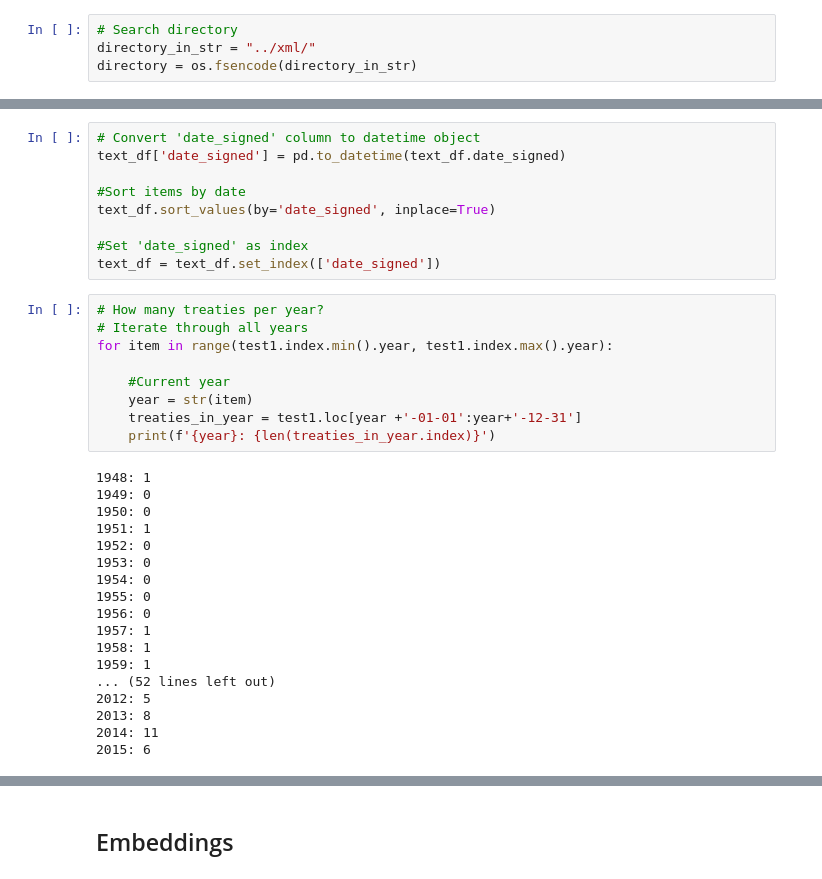
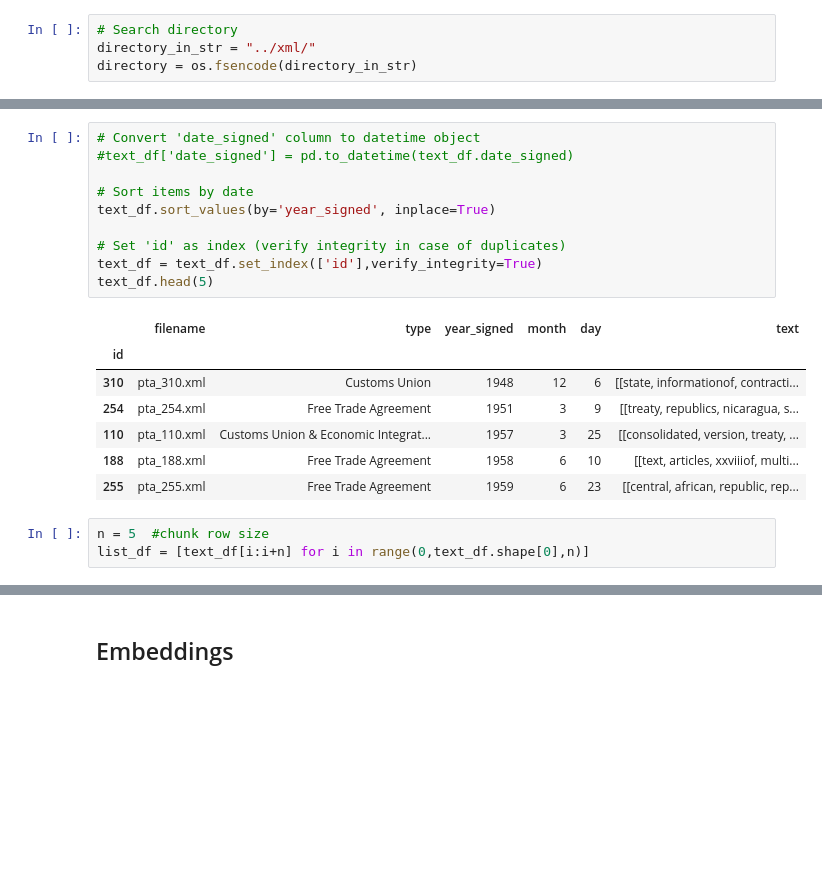
Before and after one commit to OllieFord/DS4D-Trade-Agreement-Project, a Jupyter notebook: A1/Prog_metric.ipynb, the cells around one changed output, grey strips where cells are left out. Cells and saved outputs as stored; diff of their text form; blank space fills up the shorter version.

```diff
--- a/A1/Prog_metric.ipynb
+++ b/A1/Prog_metric.ipynb
@@ -93,36 +87,21 @@ Preprocessing files to dataframe..
 # %%
 # Convert 'date_signed' column to datetime object
-text_df['date_signed'] = pd.to_datetime(text_df.date_signed)
+#text_df['date_signed'] = pd.to_datetime(text_df.date_signed)
 
-#Sort items by date
-text_df.sort_values(by='date_signed', inplace=True)
+# Sort items by date
+text_df.sort_values(by='year_signed', inplace=True)
 
-#Set 'date_signed' as index
-text_df = text_df.set_index(['date_signed'])
+# Set 'id' as index (verify integrity in case of duplicates)
+text_df = text_df.set_index(['id'],verify_integrity=True)
+text_df.head(5)
+# %% [output]
+|  | filename | type | year_signed | month | day | text |
+| id |  |  |  |  |  |  |
+| 310 | pta_310.xml | Customs Union | 1948 | 12 | 6 | [[state, informationof, contracti... |
+| 254 | pta_254.xml | Free Trade Agreement | 1951 | 3 | 9 | [[treaty, republics, nicaragua, s... |
+| 110 | pta_110.xml | Customs Union & Economic Integrat... | 1957 | 3 | 25 | [[consolidated, version, treaty, ... |
+| 188 | pta_188.xml | Free Trade Agreement | 1958 | 6 | 10 | [[text, articles, xxviiiof, multi... |
+| 255 | pta_255.xml | Free Trade Agreement | 1959 | 6 | 23 | [[central, african, republic, rep... |
-# %%
-# How many treaties per year?
-# Iterate through all years
-for item in range(test1.index.min().year, test1.index.max().year):
-
-    #Current year
-    year = str(item)
-    treaties_in_year = test1.loc[year +'-01-01':year+'-12-31']
-    print(f'{year}: {len(treaties_in_year.index)}')
-# %% [output]
-1948: 1
-1949: 0
-1950: 0
-1951: 1
-1952: 0
-1953: 0
-1954: 0
-1955: 0
-1956: 0
-1957: 1
-1958: 1
-1959: 1
-... (52 lines left out)
-2012: 5
-2013: 8
-2014: 11
-2015: 6
+# %%
+n = 5  #chunk row size
+list_df = [text_df[i:i+n] for i in range(0,text_df.shape[0],n)]
```
Also changed, not shown: parts of 6 cells of this notebook.
